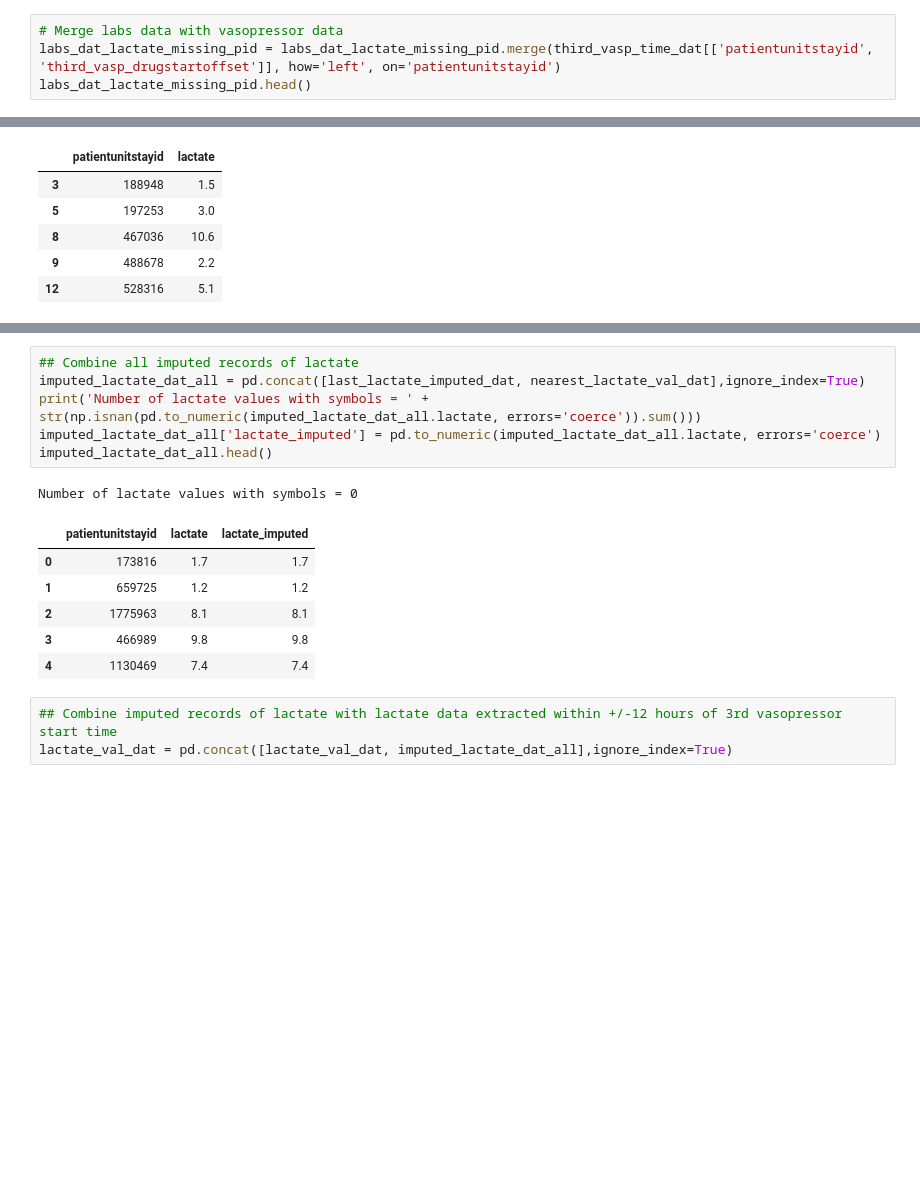
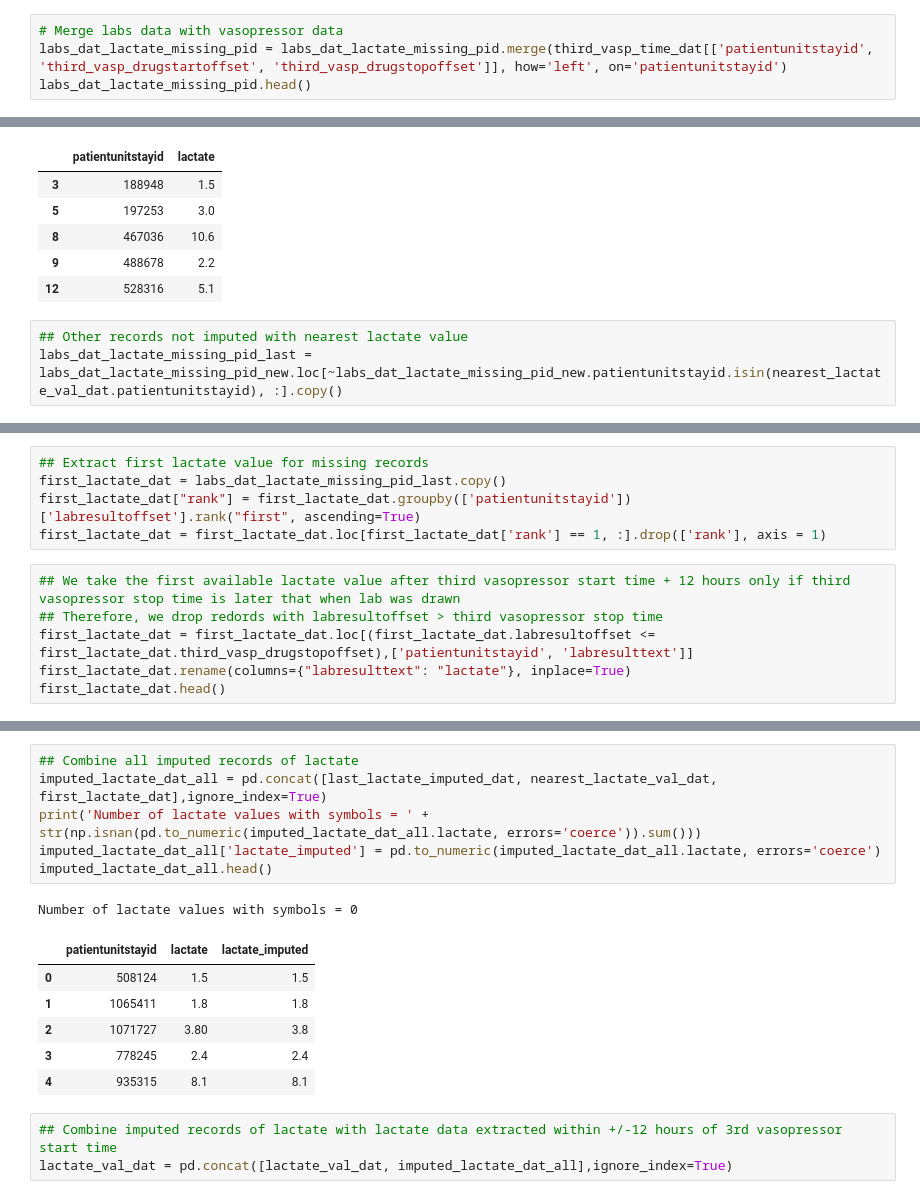
Before and after one commit to rmadushani/Three_vasopressor_problem, a Jupyter notebook: codes/eICU_Three_Vasopressors.ipynb, the cells around one changed output, grey strips where cells are left out. Cells and saved outputs as stored; diff of their text form; blank space fills up the shorter version.

```diff
--- a/codes/eICU_Three_Vasopressors.ipynb
+++ b/codes/eICU_Three_Vasopressors.ipynb
@@ -572,7 +739,7 @@ labs_dat_lactate_missing_pid.patientunitstayid.nunique() ## Only 195 unique ICU
 195
 # %%
 # Merge labs data with vasopressor data
-labs_dat_lactate_missing_pid = labs_dat_lactate_missing_pid.merge(third_vasp_time_dat[['patientunitstayid', 'third_vasp_drugstartoffset']], how='left', on='patientunitstayid')
+labs_dat_lactate_missing_pid = labs_dat_lactate_missing_pid.merge(third_vasp_time_dat[['patientunitstayid', 'third_vasp_drugstartoffset', 'third_vasp_drugstopoffset']], how='left', on='patientunitstayid')
 labs_dat_lactate_missing_pid.head()
 # %% [output]
 |  | patientunitstayid | labresultoffset | labname | labresulttext | labmeasurenamesystem | ... |
@@ -639,3 +794,6 @@ nearest_lactate_val_dat.head()
 | 8 | 467036 | 10.6 |
 | 9 | 488678 | 2.2 |
 | 12 | 528316 | 5.1 |
+# %%
+## Other records not imputed with nearest lactate value
+labs_dat_lactate_missing_pid_last = labs_dat_lactate_missing_pid_new.loc[~labs_dat_lactate_missing_pid_new.patientunitstayid.isin(nearest_lactate_val_dat.patientunitstayid), :].copy()
@@ -641,0 +804,11 @@ nearest_lactate_val_dat.head()
+# %%
+## Extract first lactate value for missing records
+first_lactate_dat = labs_dat_lactate_missing_pid_last.copy()
+first_lactate_dat["rank"] = first_lactate_dat.groupby(['patientunitstayid'])['labresultoffset'].rank("first", ascending=True)
+first_lactate_dat = first_lactate_dat.loc[first_lactate_dat['rank'] == 1, :].drop(['rank'], axis = 1)
+# %%
+## We take the first available lactate value after third vasopressor start time + 12 hours only if third vasopressor stop time is later that when lab was drawn
+## Therefore, we drop redords with labresultoffset > third vasopressor stop time
+first_lactate_dat = first_lactate_dat.loc[(first_lactate_dat.labresultoffset <= first_lactate_dat.third_vasp_drugstopoffset),['patientunitstayid', 'labresulttext']]
+first_lactate_dat.rename(columns={"labresulttext": "lactate"}, inplace=True)
+first_lactate_dat.head()
@@ -642,17 +822,17 @@ nearest_lactate_val_dat.head()
 # %%
 ## Combine all imputed records of lactate
-imputed_lactate_dat_all = pd.concat([last_lactate_imputed_dat, nearest_lactate_val_dat],ignore_index=True)
+imputed_lactate_dat_all = pd.concat([last_lactate_imputed_dat, nearest_lactate_val_dat, first_lactate_dat],ignore_index=True)
 print('Number of lactate values with symbols = ' + str(np.isnan(pd.to_numeric(imputed_lactate_dat_all.lactate, errors='coerce')).sum()))
 imputed_lactate_dat_all['lactate_imputed'] = pd.to_numeric(imputed_lactate_dat_all.lactate, errors='coerce')
 imputed_lactate_dat_all.head()
 # %% [output]
 Number of lactate values with symbols = 0
 |  | patientunitstayid | lactate | lactate_imputed |
-| 0 | 173816 | 1.7 | 1.7 |
-| 1 | 659725 | 1.2 | 1.2 |
-| 2 | 1775963 | 8.1 | 8.1 |
-| 3 | 466989 | 9.8 | 9.8 |
-| 4 | 1130469 | 7.4 | 7.4 |
+| 0 | 508124 | 1.5 | 1.5 |
+| 1 | 1065411 | 1.8 | 1.8 |
+| 2 | 1071727 | 3.80 | 3.8 |
+| 3 | 778245 | 2.4 | 2.4 |
+| 4 | 935315 | 8.1 | 8.1 |
 # %%
 ## Combine imputed records of lactate with lactate data extracted within +/-12 hours of 3rd vasopressor start time
 lactate_val_dat = pd.concat([lactate_val_dat, imputed_lactate_dat_all],ignore_index=True)
```
Also changed, not shown: parts of 45 cells of this notebook.
